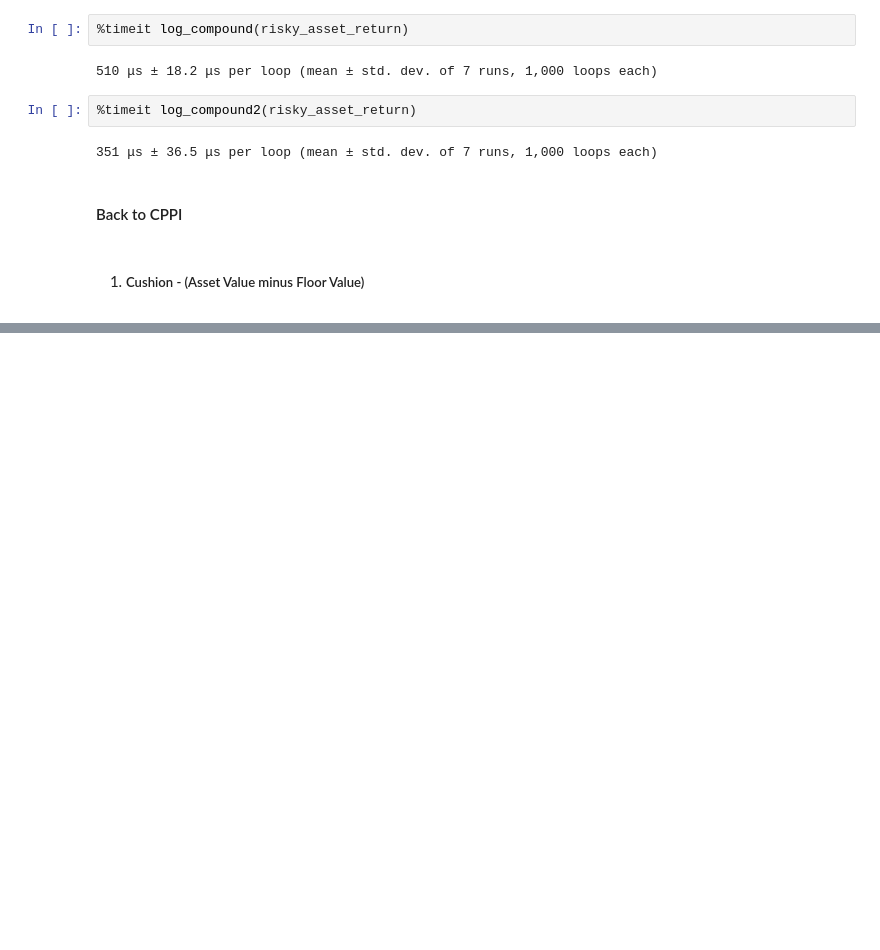
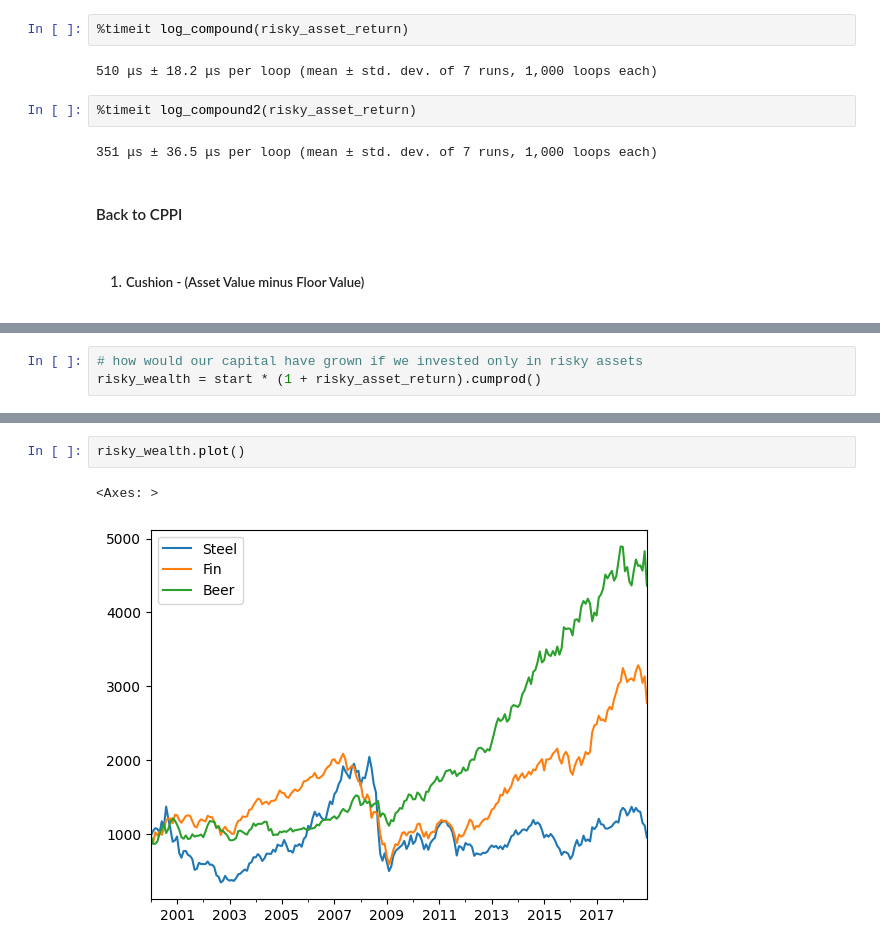
Before and after one commit to E-Zbox/introduction-to-portfolio-construction-and-analysis-with-python, a Jupyter notebook: week-three/section-one/07-cppi-and-drawdown-constraints.ipynb, the cells around one changed output, grey strips where cells are left out. Saved outputs shown, nothing was run; the diff lists cells and outputs as text; blank space fills up the shorter version.

```diff
--- a/week-three/section-one/07-cppi-and-drawdown-constraints.ipynb
+++ b/week-three/section-one/07-cppi-and-drawdown-constraints.ipynb
@@ -165,0 +198,3 @@ for step in range(n_steps):
+# %%
+# how would our capital have grown if we invested only in risky assets
+risky_wealth = start * (1 + risky_asset_return).cumprod()
@@ -165,0 +219,5 @@ for step in range(n_steps):
+# %%
+risky_wealth.plot()
+# %% [output]
+<Axes: >
+[figure, added]
```
Also changed, not shown: parts of 20 cells of this notebook, 1 other file.
